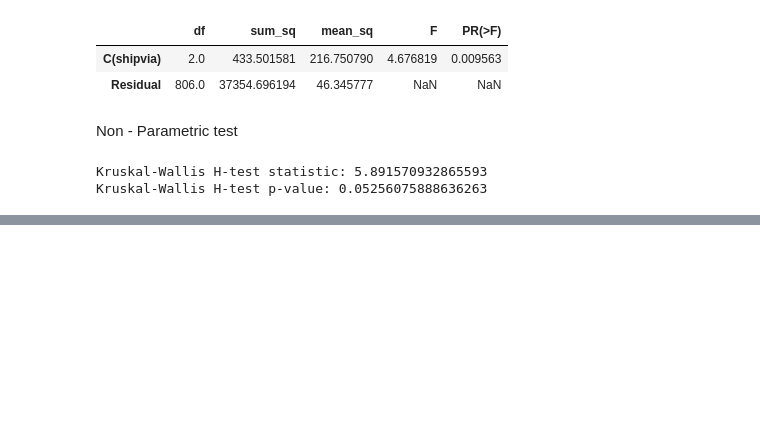
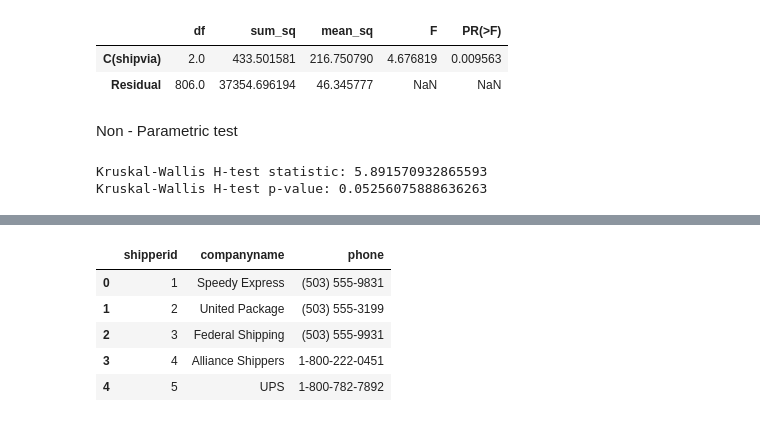
Before and after one commit to nani2357/Statistical-Analysis-on-Northwind-Sample-Database, a Jupyter notebook: Notebooks/hypothesis_testing.ipynb, the cells around one changed output, grey strips where cells are left out. Cells and saved outputs as stored; diff of their text form; code cells hidden in the pictures; blank space fills up the shorter version.

```diff
--- a/Notebooks/hypothesis_testing.ipynb
+++ b/Notebooks/hypothesis_testing.ipynb
@@ -1376,0 +1430,9 @@ Kruskal-Wallis H-test p-value: 0.05256075888636263
+# %%
+shippers.head()
+# %% [output]
+|  | shipperid | companyname | phone |
+| 0 | 1 | Speedy Express | (503) 555-9831 |
+| 1 | 2 | United Package | (503) 555-3199 |
+| 2 | 3 | Federal Shipping | (503) 555-9931 |
+| 3 | 4 | Alliance Shippers | 1-800-222-0451 |
+| 4 | 5 | UPS | 1-800-782-7892 |
```
Also changed, not shown: parts of 7 cells of this notebook.
